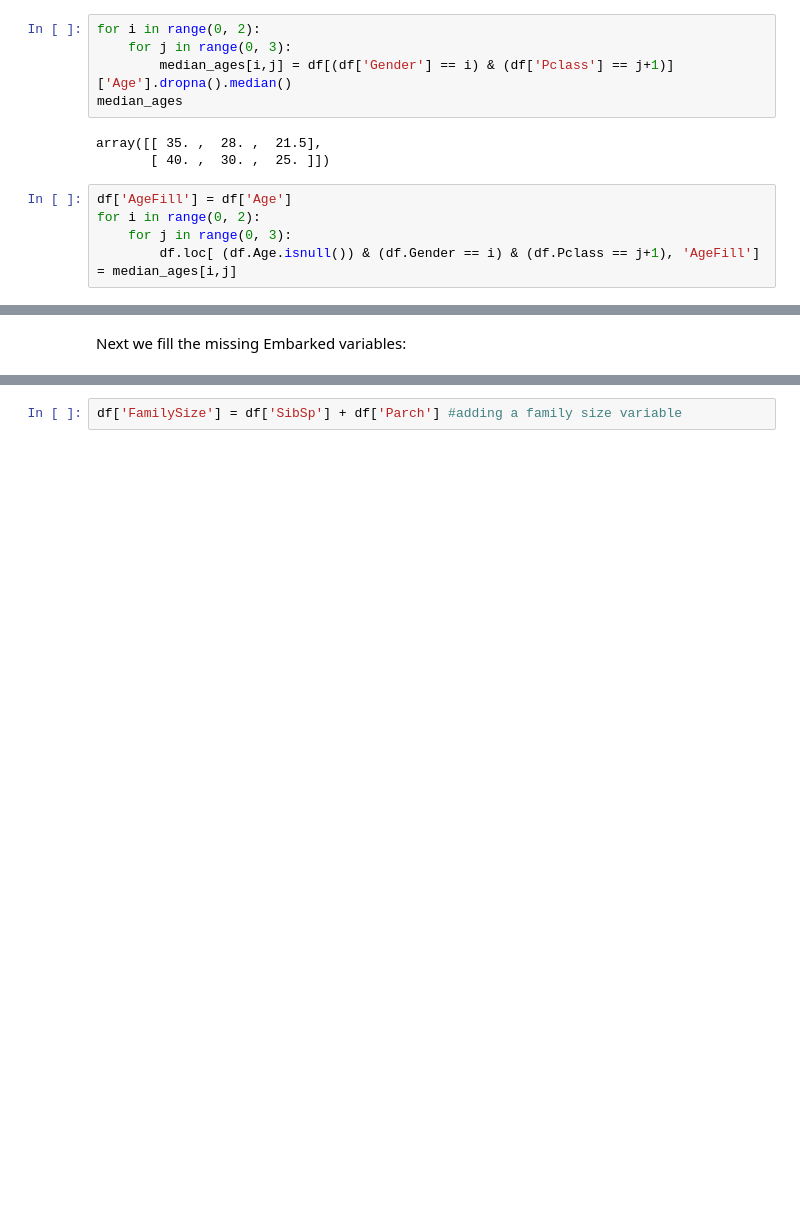
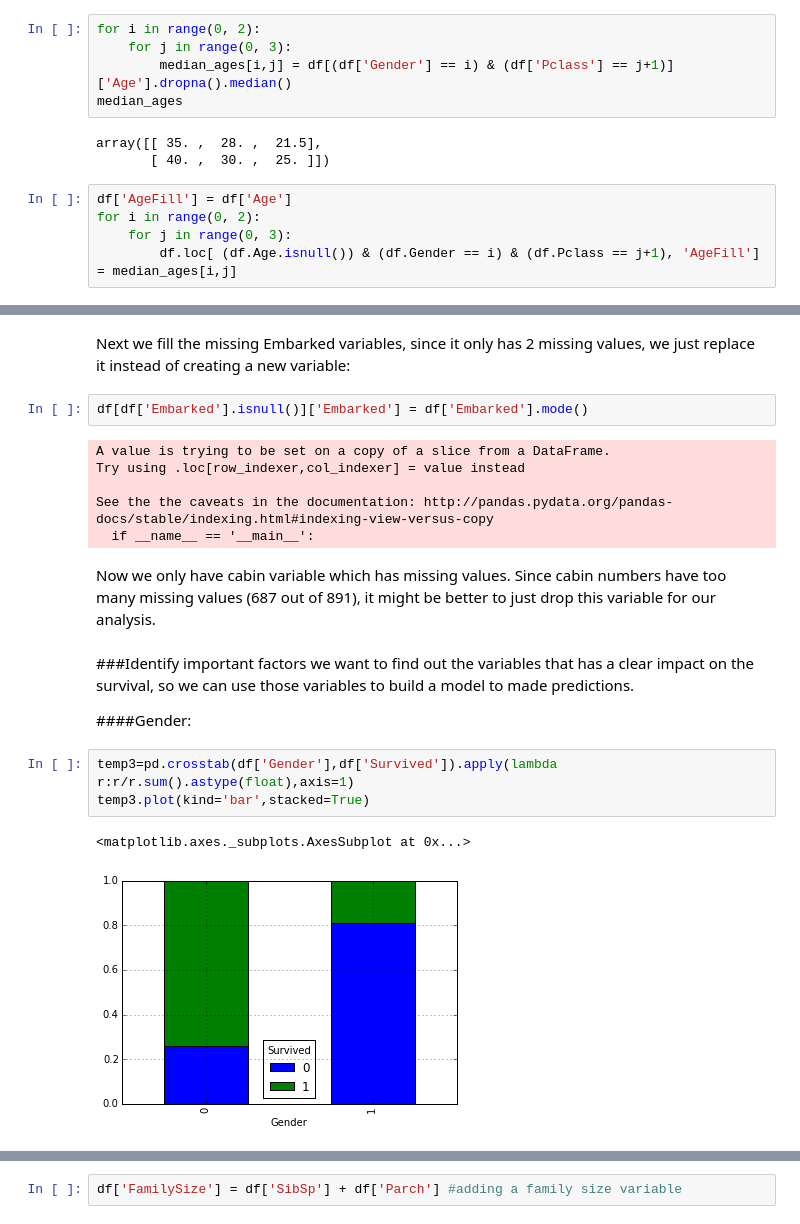
Before and after one commit to MML2015QiShi/Project1Titanic, a Jupyter notebook: Richard/Week2.ipynb, the cells around one changed output, grey strips where cells are left out. Drawn from its saved outputs; the diff is of its cells as text; blank space fills up the shorter version.

```diff
--- a/Richard/Week2.ipynb
+++ b/Richard/Week2.ipynb
@@ -116,2 +100,23 @@ df.describe()
 # %% [markdown]
-Next we fill the missing Embarked variables:
+Next we fill the missing Embarked variables, since it only has 2 missing values, we just replace it instead of creating a new variable:
+# %%
+df[df['Embarked'].isnull()]['Embarked'] = df['Embarked'].mode()
+# %% [output]
+A value is trying to be set on a copy of a slice from a DataFrame.
+Try using .loc[row_indexer,col_indexer] = value instead
+
+See the the caveats in the documentation: http://pandas.pydata.org/pandas-docs/stable/indexing.html#indexing-view-versus-copy
+  if __name__ == '__main__':
+# %% [markdown]
+Now we only have cabin variable which has missing values. Since cabin numbers have too many missing values (687 out of 891), it might be better to just drop this variable for our analysis.
+# %% [markdown]
+###Identify important factors
+we want to find out the variables that has a clear impact on the survival, so we can use those variables to build a model to made predictions.
+
+####Gender:
+# %%
+temp3=pd.crosstab(df['Gender'],df['Survived']).apply(lambda r:r/r.sum().astype(float),axis=1)
+temp3.plot(kind='bar',stacked=True)
+# %% [output]
+<matplotlib.axes._subplots.AxesSubplot at 0x...>
+[figure, added]
```
Also changed, not shown: parts of 40 cells of this notebook, 5 other files.
